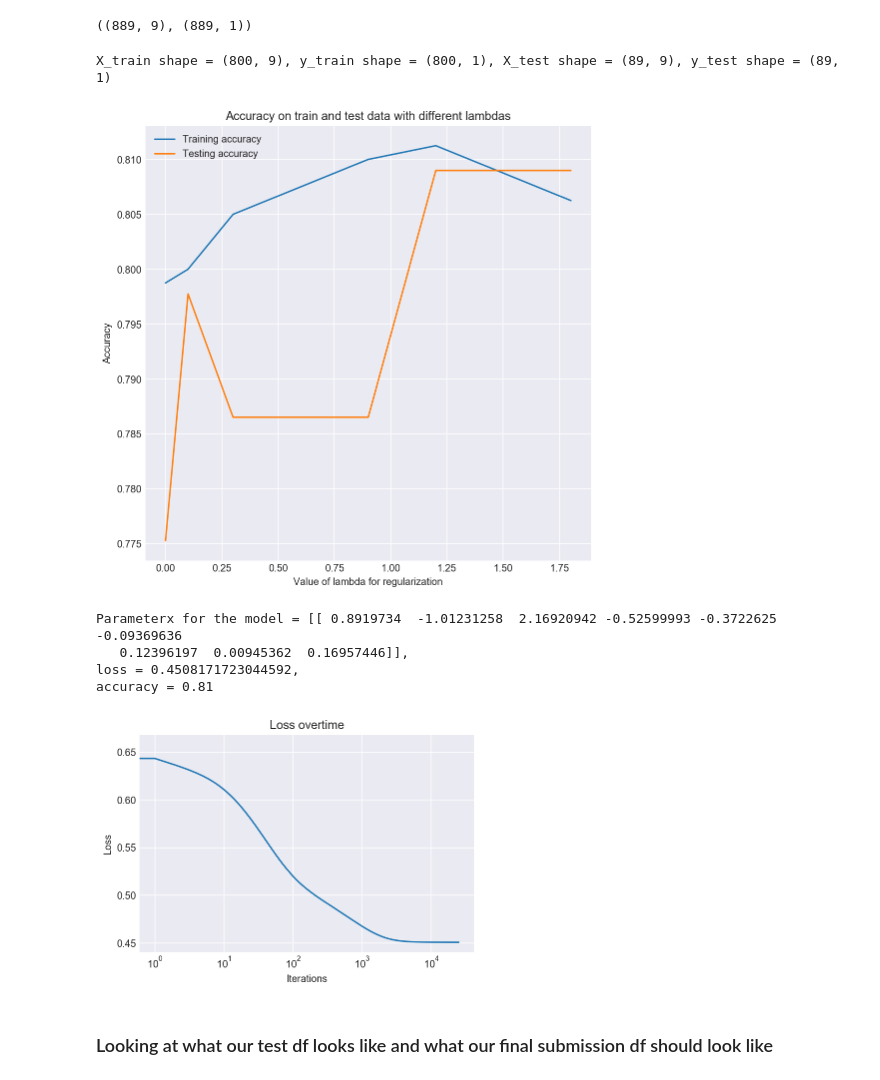
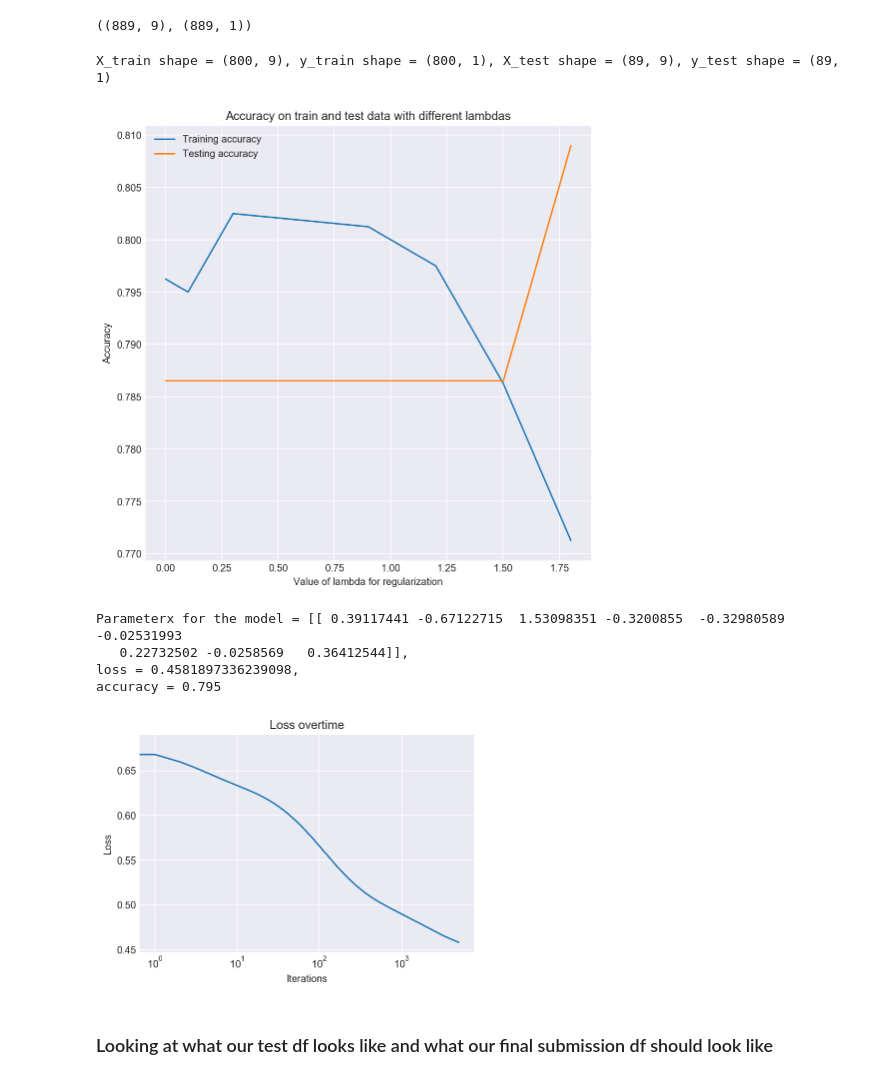
Before and after one commit to SamSamhuns/kaggle_competition_titanic, a Jupyter notebook: titanic_survival_logistic_regr.ipynb, the cells around one changed output. Saved outputs shown, nothing was run; the diff lists cells and outputs as text; code cells hidden in the pictures.

Commit message:
Correct Logistic regr gradient update func

```diff
--- a/titanic_survival_logistic_regr.ipynb
+++ b/titanic_survival_logistic_regr.ipynb
@@ -368,8 +365,8 @@ X_training.shape, y_training.shape
 import numpy as np
 cimport cython
 import utility as util
-from __main__ import X_train
-from __main__ import y_train
+from __main__ import X_training
+from __main__ import y_training
 import matplotlib.pyplot as plt
 from sklearn.model_selection import train_test_split
 
@@ -388,11 +385,13 @@ class Logistic_regr_linear:
         m = X.shape[0]
         cdef int iters = self.epochs # changed into cython int primitive for faster loops
         for epoch in range(iters):
-            self.theta_vector -= ((self.alpha/m)*( \
-                (np.transpose(X)).dot(util.y_pred(X, self.theta_vector) - y) \
-                + (self.lambda_reg*((np.transpose(self.theta_vector)).dot(self.theta_vector)))  ))
+            gradient = (self.alpha/m)*(np.transpose(X)).dot(util.y_pred(X, self.theta_vector) - y)
+            gradient_with_reg = gradient + (
+                ((self.alpha*self.lambda_reg)/m)*((np.transpose(self.theta_vector)).dot(self.theta_vector)))
+            self.theta_vector[0] -= gradient[0]
+            self.theta_vector[1:] -= gradient_with_reg[1:]
             self.loss.append(util.logistic_loss(X, y, self.theta_vector) + \
-                                                   ((self.lambda_reg/(2*m))*((np.transpose(self.theta_vector[1:])).dot(self.theta_vector[1:]))))
+                            ((self.lambda_reg/(2*m))*((np.transpose(self.theta_vector[1:])).dot(self.theta_vector[1:]))))
     def predict(self, X):
         '''Make predictions on X values based on the theta vector'''
         return util.y_pred(X, self.theta_vector)
@@ -407,39 +406,39 @@ class Logistic_regr_linear:
 # %%
 # Lambda parameter accuracy test
 X_train, X_test, y_train, y_test = train_test_split(X_training, y_training, test_size=0.1, random_state=24, stratify=y_training )
 print(f"X_train shape = {X_train.shape}, y_train shape = {y_train.shape}, X_test shape = {X_test.shape}, y_test shape = {y_test.shape}")
 lambda_parm = [0, 0.10, 0.30, 0.90, 1.20, 1.50, 1.80]
 train_accuracy, test_accuracy = [0]*len(lambda_parm), [0]*len(lambda_parm)
 for i, lam in enumerate(lambda_parm):
-    model = Logistic_regr_linear(X_train, 25000, 0.029, lam)
+    model = Logistic_regr_linear(X_train, 55000, 0.010, lam)
     model.fit(X_train, y_train)
     train_accuracy[i] = model.score(X_train, y_train)
     test_accuracy[i] = model.score(X_test, y_test)
 
 plt.figure(figsize=[8,8])
 plt.title("Accuracy on train and test data with different lambdas")
 plt.plot(lambda_parm, train_accuracy, label='Training accuracy')
 plt.plot(lambda_parm, test_accuracy, label='Testing accuracy')
 plt.legend()
 plt.xlabel("Value of lambda for regularization")
 plt.ylabel('Accuracy')
 plt.show()
 # %% [output]
 X_train shape = (800, 9), y_train shape = (800, 1), X_test shape = (89, 9), y_test shape = (89, 1)
-[figure, old version]
+[figure, new version]
 # %%
-# Now training our model with the lambda value that scores the highest on testing data, i.e. lambda = 1.24
-l1 = Logistic_regr_linear(X_train, 25000, 0.029, 1.24)
+# Now training our model with the lambda value that scores a balance in between the training and testing data
+l1 = Logistic_regr_linear(X_train, 5000, 0.010, 1.2)
 l1.fit(X_train, y_train)
 
 util.plot_loss_curve(l1.loss, l1.epochs, log_mode=True)       # plot loss curve
 util.print_accuracy_best_get_parameters(X_train, y_train, l1) # print final loss and accuracy
 # %% [output]
-Parameterx for the model = [[ 0.8919734  -1.01231258  2.16920942 -0.52599993 -0.3722625  -0.09369636
-   0.12396197  0.00945362  0.16957446]],
-loss = 0.4508171723044592,
-accuracy = 0.81
+Parameterx for the model = [[ 0.39117441 -0.67122715  1.53098351 -0.3200855  -0.32980589 -0.02531993
+   0.22732502 -0.0258569   0.36412544]],
+loss = 0.4581897336239098,
+accuracy = 0.795
-[figure, old version]
+[figure, new version]
 # %% [markdown]
 ### Looking at what our test df looks like and what our final submission df should look like
 # %%
```
Also changed, not shown: parts of 3 cells of this notebook, 3 other files.
